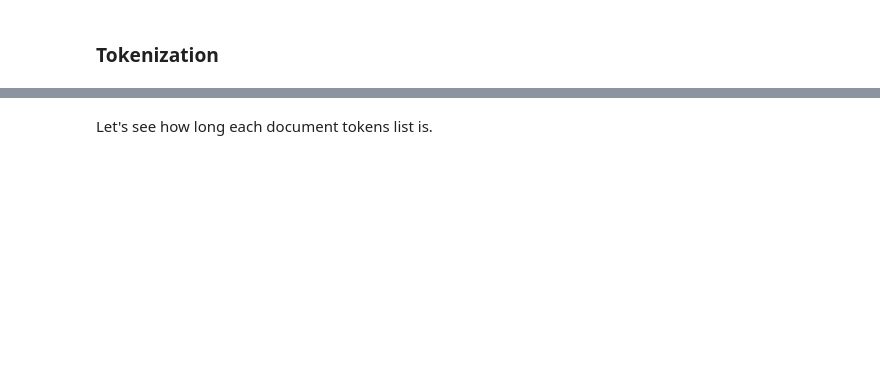
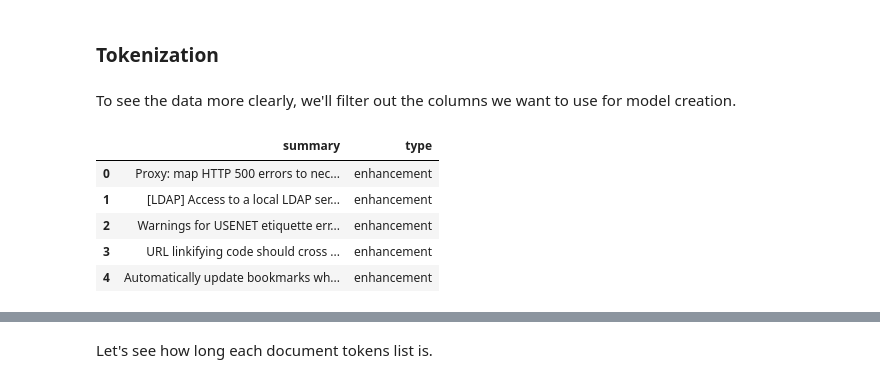
Before and after one commit to MaQuest/RE2022_Tutorial, a Jupyter notebook: 4. Working with data and ML.ipynb, the cells around one changed output, grey strips where cells are left out. Cells and saved outputs as stored; diff of their text form; code cells hidden in the pictures; blank space fills up the shorter version.

```diff
--- a/4. Working with data and ML.ipynb
+++ b/4. Working with data and ML.ipynb
@@ -211,3 +255,15 @@ for col in visualization_cols:
 We'll start by looking at the summary column. As we discussed earlier, first, we'll tokenize the text for a more accurate cleaning, then, based on our task, we choose a couple of cleaning functions one after another.
 # %% [markdown]
 ### Tokenization
+# %% [markdown]
+To see the data more clearly, we'll filter out the columns we want to use for model creation.
+# %%
+df = df[['summary', 'type']]
+df.head()
+# %% [output]
+|  | summary | type |
+| 0 | Proxy: map HTTP 500 errors to nec... | enhancement |
+| 1 | [LDAP] Access to a local LDAP ser... | enhancement |
+| 2 | Warnings for USENET etiquette err... | enhancement |
+| 3 | URL linkifying code should cross ... | enhancement |
+| 4 | Automatically update bookmarks wh... | enhancement |
```
Also changed, not shown: parts of 45 cells of this notebook.
